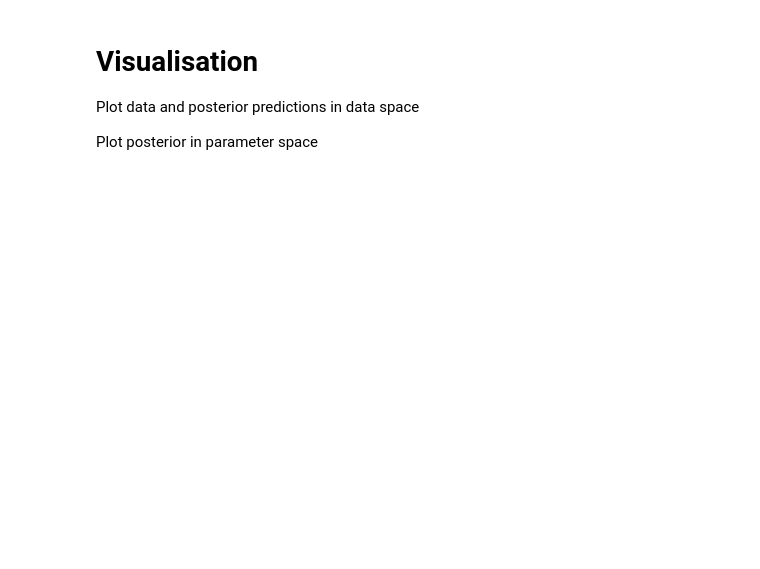
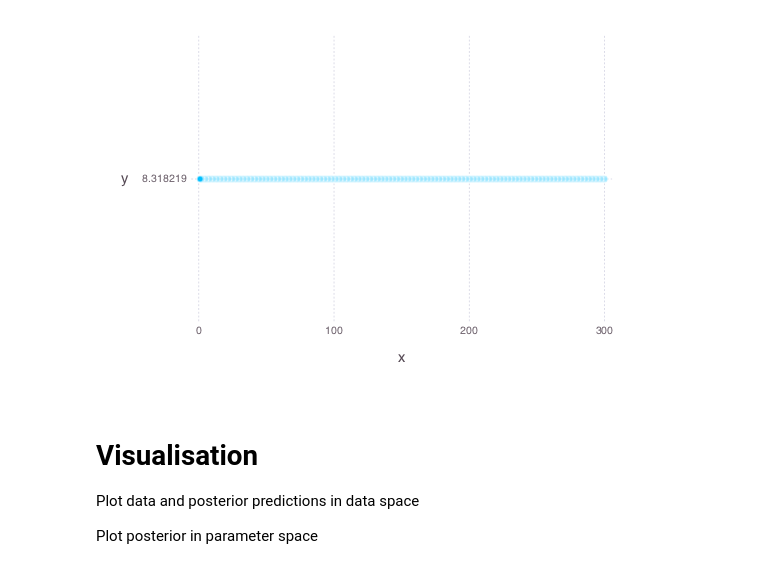
Before and after one commit to drbenvincent/bayesian2afc-julia, a Jupyter notebook: model2.ipynb, the cells around one changed output. Cells and saved outputs as stored; diff of their text form; code cells hidden in the pictures; blank space fills up the shorter version.

Commit message:
first draft of Model2 with Turing.jl + updated plots

```diff
--- a/model2.ipynb
+++ b/model2.ipynb
@@ -8,5 +29,4 @@ Taken from Figure 10 of Vincent (2015).
 # %%
 data = Dict()
 data["T"] = 100
-data["k"] = [50, 51, 57, 55, 63, 62, 82, 94, 99, 100]
 data["Δμ"] = [0.0100, 0.0215, 0.0464, 0.1000, 0.2154, 0.4642, 1.0000, 2.1544, 4.6416, 10.0000];
@@ -49,0 +121,4 @@ We will simultanously sample from the posterior distribution over $\sigma^2$ as
+# %%
+n_samples = 300
+samples = sample( model2infer(data["Δμ"], data["T"], data["L"], data["R"]), PG(50,n_samples))
+describe(samples)
@@ -50,3 +160,11 @@ We will simultanously sample from the posterior distribution over $\sigma^2$ as
+# %%
+σ²posterior = samples[:σ²]
+λposterior = samples[:λ]
+b = samples[:b];
+# %%
+plot(x = 1:n_samples, y = σ²posterior)
+# %% [output]
+[figure, added]
 # %% [markdown]
 # Visualisation
 Plot data and posterior predictions in data space
```
Also changed, not shown: parts of 17 cells of this notebook, 4 other files.
